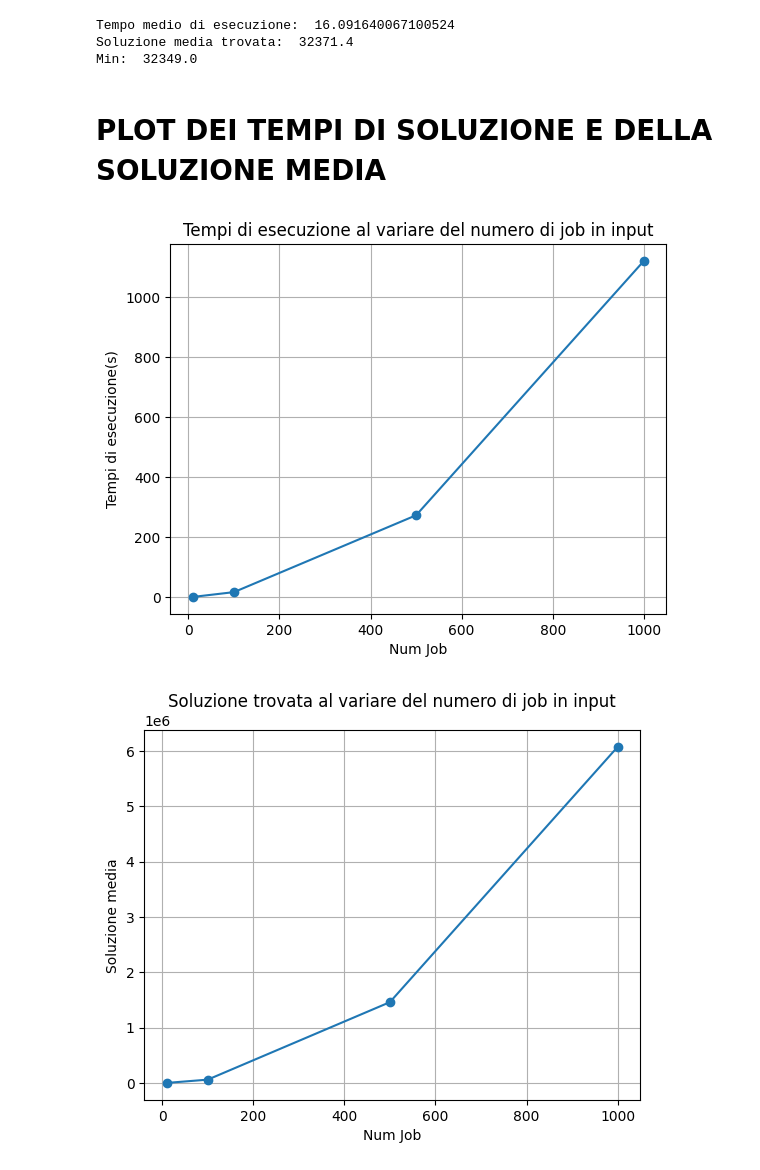
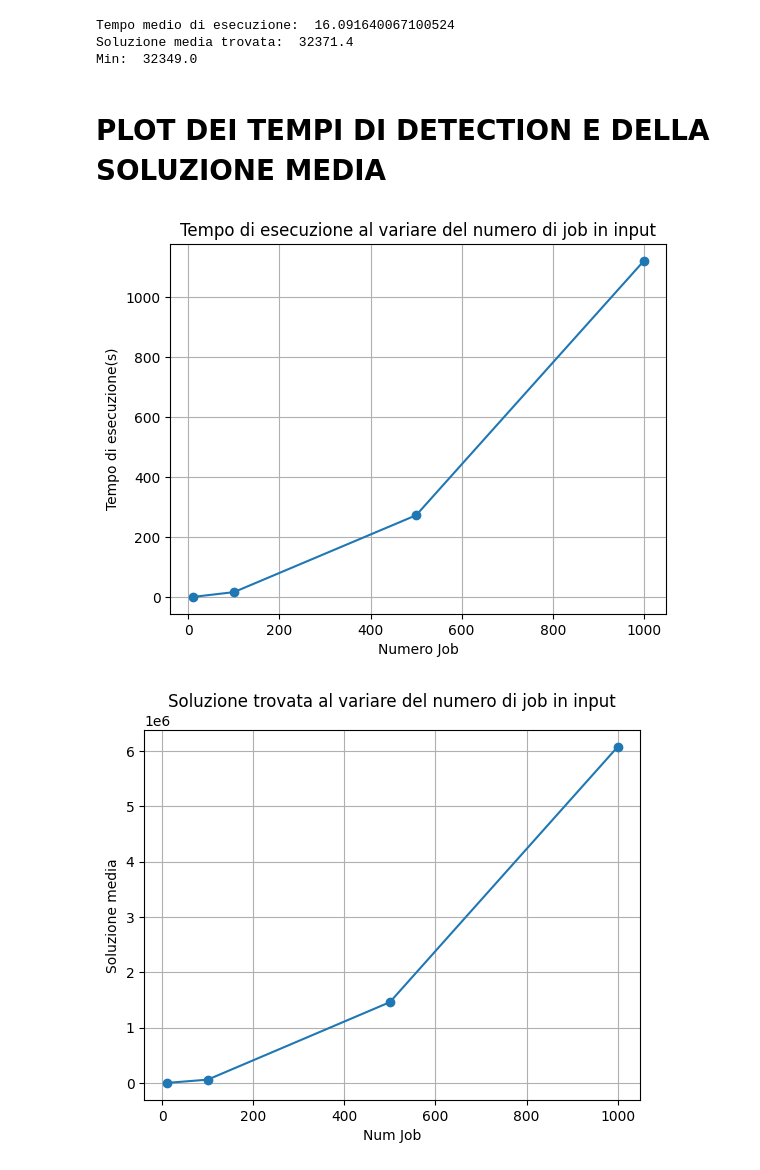
Before and after one commit to FabLetizia/Job-shop-scheduling, a Jupyter notebook: geneticAlg.ipynb, the cells around one changed output. Drawn from its saved outputs; the diff is of its cells as text; code cells hidden in the pictures.

```diff
--- a/geneticAlg.ipynb
+++ b/geneticAlg.ipynb
@@ -574,7 +596,7 @@ Tempo medio di esecuzione:  16.091640067100524
 Soluzione media trovata:  32371.4
 Min:  32349.0
 # %% [markdown]
-# PLOT DEI TEMPI DI SOLUZIONE E DELLA SOLUZIONE MEDIA
+# PLOT DEI TEMPI DI DETECTION E DELLA SOLUZIONE MEDIA
 # %%
 # tempi medi:
 #Tempo medio di esecuzione 10 job:  1.8839760303497315
@@ -597,13 +619,13 @@ numero_job = [10, 100, 500, 1000]
 # %%
 # Plot dei risultati
 plt.plot(numero_job, tempi, marker='o')
-plt.xlabel('Num Job')
-plt.ylabel('Tempi di esecuzione(s)')
-plt.title('Tempi di esecuzione al variare del numero di job in input')
+plt.xlabel('Numero Job')
+plt.ylabel('Tempo di esecuzione(s)')
+plt.title('Tempo di esecuzione al variare del numero di job in input')
 plt.grid(True)
 plt.show()
 # %% [output]
-[figure, old version]
+[figure, new version]
 # %%
 # Plot dei risultati
 plt.plot(numero_job, soluzioni, marker='o')
```
Also changed, not shown: parts of 7 cells of this notebook.
